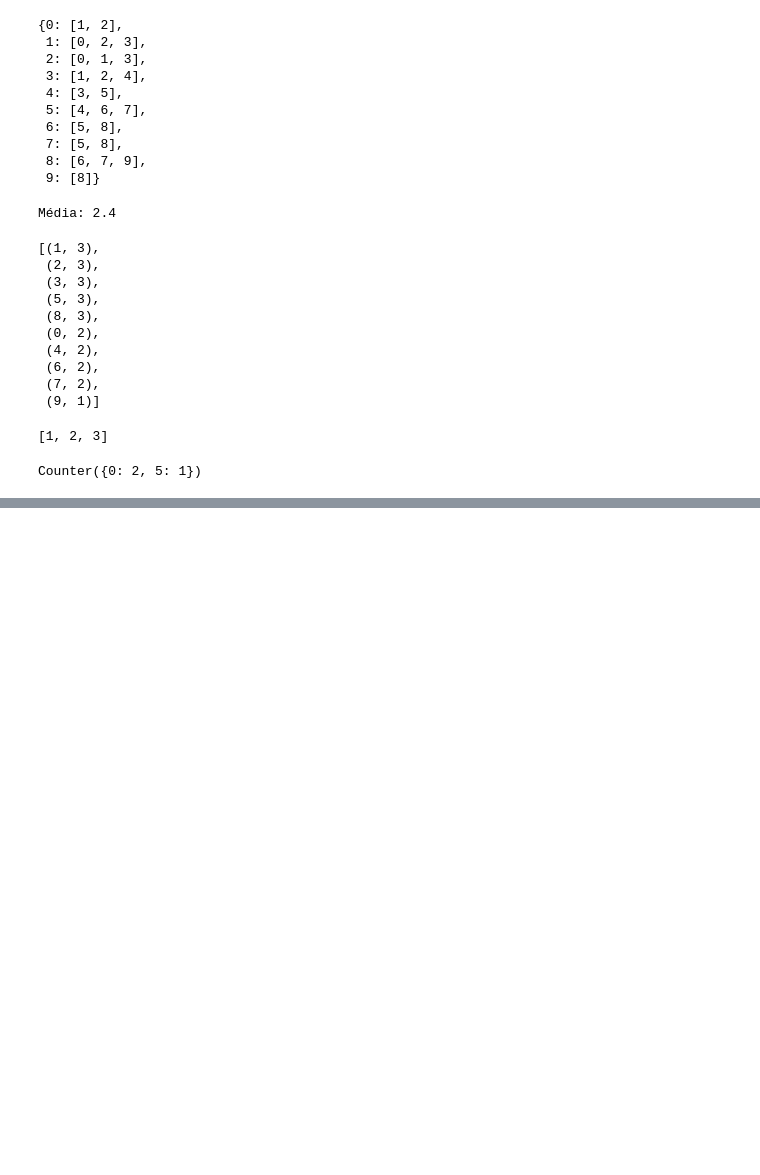
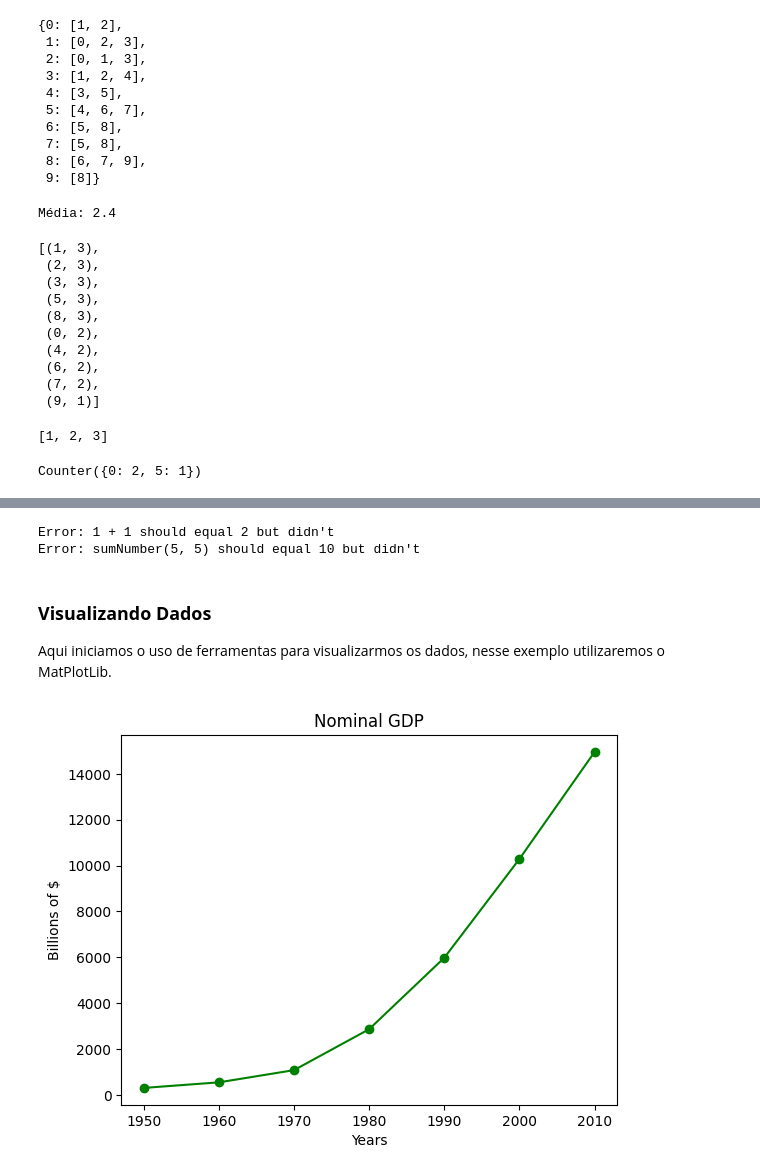
Before and after one commit to hernandemonteiro/data_science_do_zero, a Jupyter notebook: livro_data_science_do_zero.ipynb, the cells around one changed output, grey strips where cells are left out. Cells and saved outputs as stored; diff of their text form; code cells hidden in the pictures; blank space fills up the shorter version.

```diff
--- a/livro_data_science_do_zero.ipynb
+++ b/livro_data_science_do_zero.ipynb
@@ -146,0 +380,36 @@ Counter({0: 2, 5: 1})
+# %%
+# uma pausa para ver coisas novas, como por exemplo testes
+
+# verdadeiro
+try:
+  assert 1 + 1 == 2, "1 + 1 should equal 2 but didn't"
+except Exception as e:
+  print(f"Error: {e}")
+
+# falso
+try:
+  assert 1 + 1 == 3, "1 + 1 should equal 2 but didn't"
+except Exception as e:
+  print(f"Error: {e}")
+
+# testando funções
+def sumNumber(numberOne, numberTwo):
+  return numberOne + numberTwo
+
+# verdadeiro
+try:
+  assert sumNumber(5, 5) == 10, "sumNumber(5, 5) should equal 10 but didn't"
+except Exception as e:
+  print(f"Error: {e}")
+
+# falso
+try:
+  assert sumNumber(5, 6) == 10, "sumNumber(5, 5) should equal 10 but didn't"
+except Exception as e:
+  print(f"Error: {e}")
+# %% [output]
+Error: 1 + 1 should equal 2 but didn't
+Error: sumNumber(5, 5) should equal 10 but didn't
+# %% [markdown]
+### **Visualizando Dados**
+Aqui iniciamos o uso de ferramentas para visualizarmos os dados, nesse exemplo utilizaremos o MatPlotLib.
@@ -146,0 +419,18 @@ Counter({0: 2, 5: 1})
+# %%
+# exemplo de utilização do pyplot
+
+years = [1950, 1960, 1970, 1980, 1990, 2000, 2010]
+gdp = [300.2, 543.3, 1075.9, 2862.5, 5979.6, 10289.7, 14958.3]
+
+# criando o gráfico
+plt.plot(years, gdp, color='green', marker='o', linestyle='solid')
+
+# adicione um titulo
+plt.title('Nominal GDP')
+
+# adicione um rótulo ao eixo y
+plt.ylabel("Billions of $")
+plt.xlabel("Years")
+plt.show()
+# %% [output]
+[figure, added]
```
Also changed, not shown: parts of 45 cells of this notebook.
